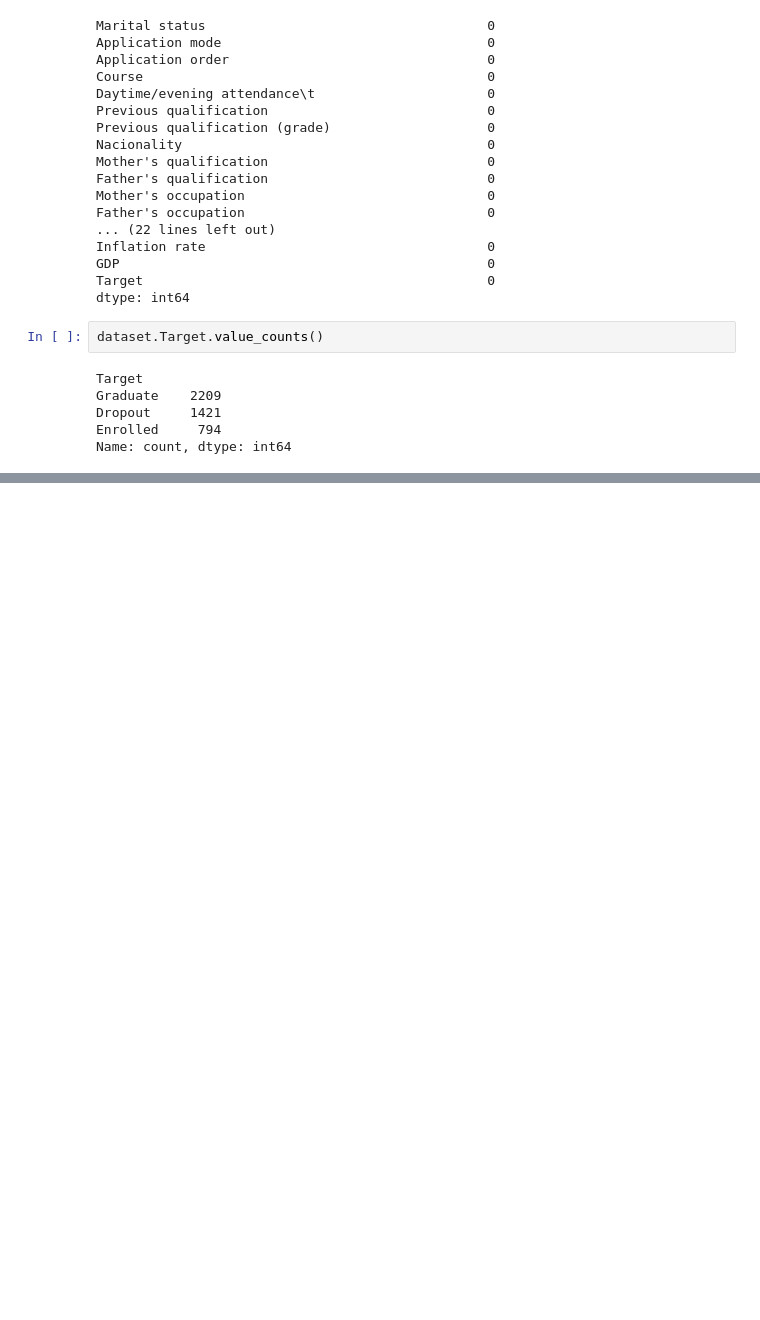
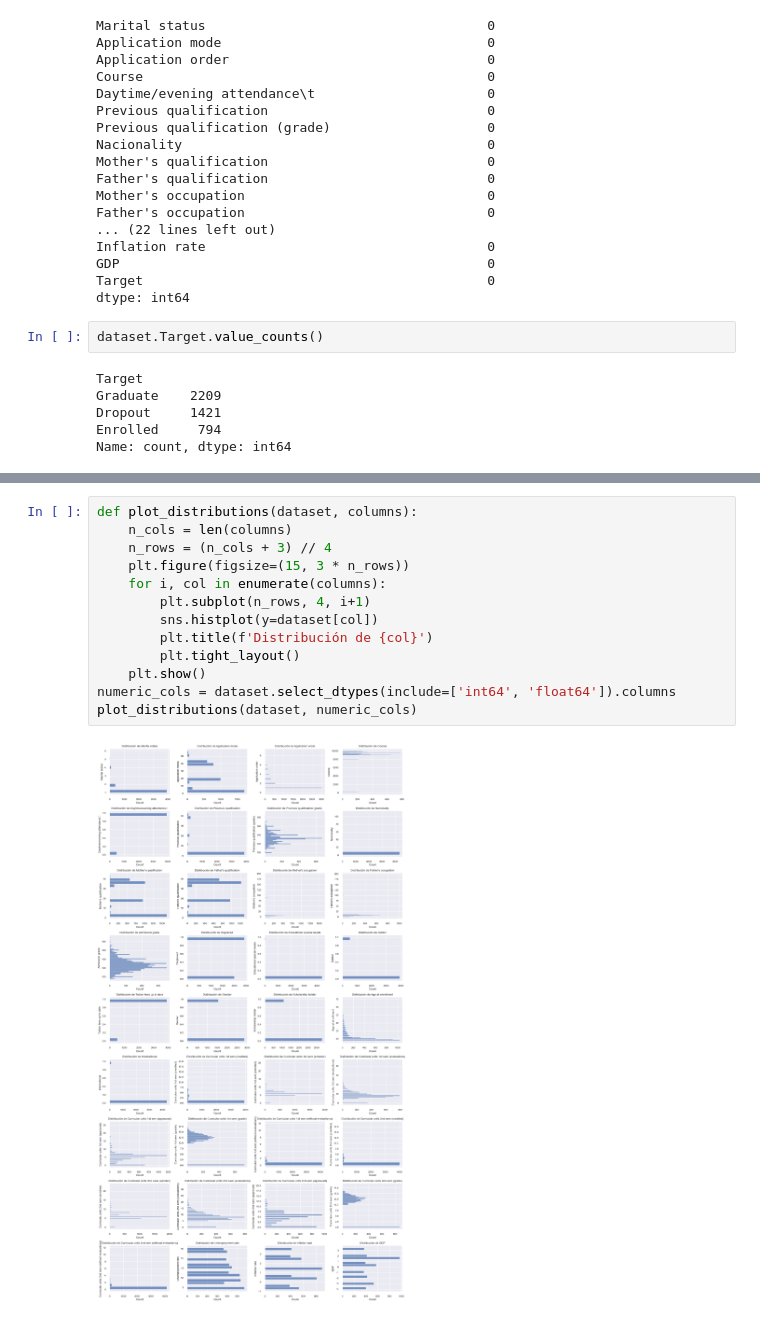
Before and after one commit to MariaClara091/jbook_mlproyect, a Jupyter notebook: _sources/Prueba.ipynb, the cells around one changed output, grey strips where cells are left out. Cells and saved outputs as stored; diff of their text form; blank space fills up the shorter version.

```diff
--- a/_sources/Prueba.ipynb
+++ b/_sources/Prueba.ipynb
@@ -84,0 +140,15 @@ Name: count, dtype: int64
+# %%
+def plot_distributions(dataset, columns):
+    n_cols = len(columns)
+    n_rows = (n_cols + 3) // 4
+    plt.figure(figsize=(15, 3 * n_rows))
+    for i, col in enumerate(columns):
+        plt.subplot(n_rows, 4, i+1)
+        sns.histplot(y=dataset[col])
+        plt.title(f'Distribución de {col}')
+        plt.tight_layout()
+    plt.show()
+numeric_cols = dataset.select_dtypes(include=['int64', 'float64']).columns
+plot_distributions(dataset, numeric_cols)
+# %% [output]
+[figure, added]
```
Also changed, not shown: parts of 16 cells of this notebook, 23 other files.
